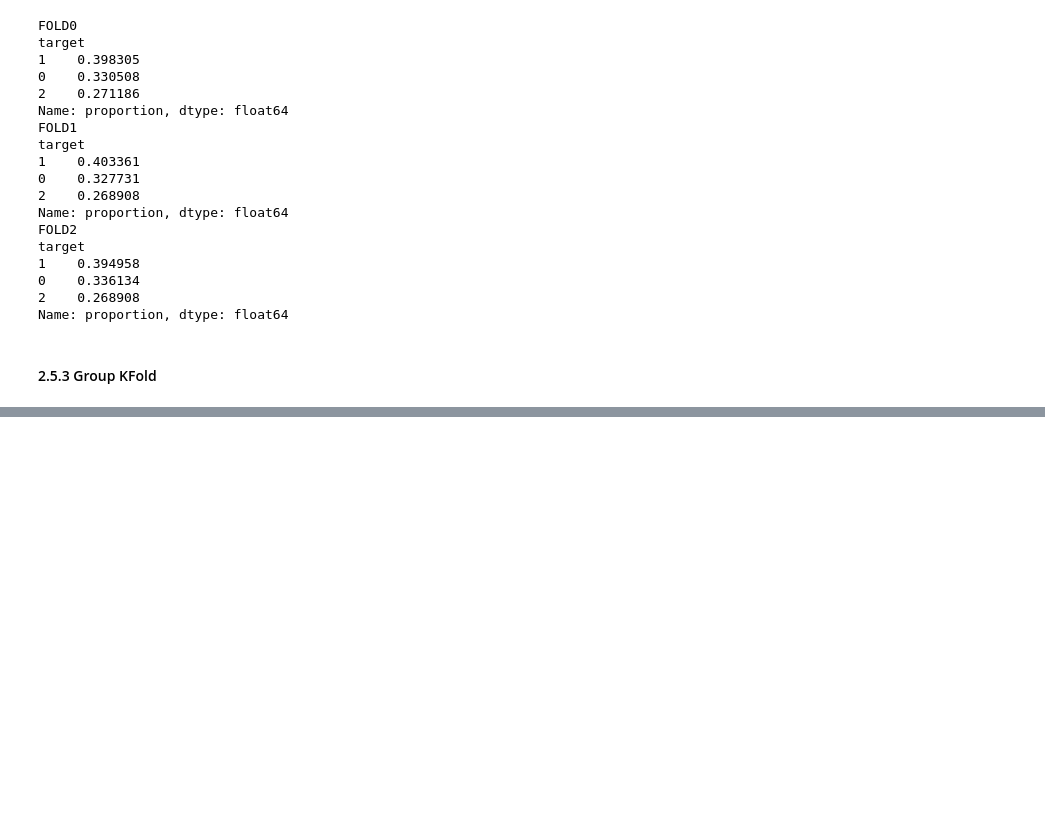
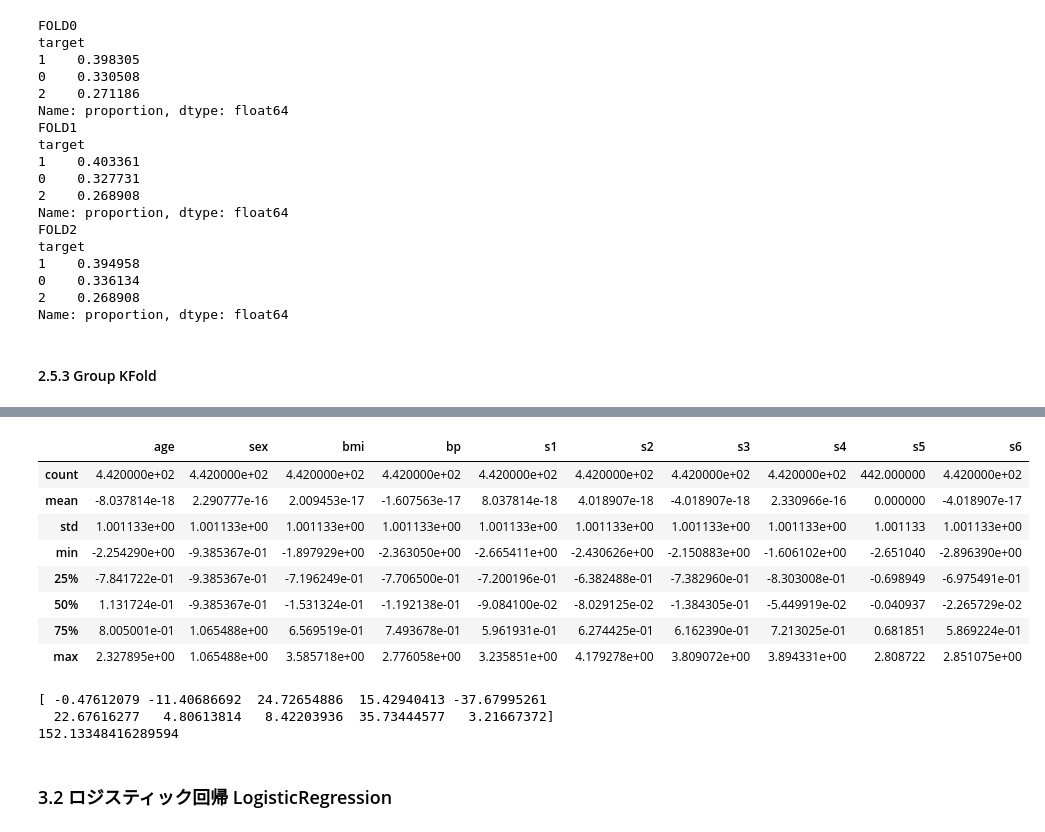
Before and after one commit to akiyoshi777/data_analysis, a Jupyter notebook: sklearn.ipynb, the cells around one changed output, grey strips where cells are left out. Cells and saved outputs as stored; diff of their text form; code cells hidden in the pictures; blank space fills up the shorter version.

```diff
--- a/sklearn.ipynb
+++ b/sklearn.ipynb
@@ -474,0 +517,6 @@ Name: proportion, dtype: float64
+# %%
+# 単回帰分析
+from sklearn.datasets import load_diabetes
+diabetes = load_diabetes()
+df_diabetes = pd.DataFrame(data=diabetes.data, columns=diabetes.feature_names)
+df_diabetes['target'] = diabetes.target
@@ -474,0 +579,34 @@ Name: proportion, dtype: float64
+# %%
+# 標準化した値と比較してみる
+from sklearn.preprocessing import StandardScaler
+sc = StandardScaler()
+sc.fit(df_diabetes[diabetes.feature_names]) # データの適応
+X = pd.DataFrame(sc.transform(df_diabetes[diabetes.feature_names]), columns = diabetes.feature_names)    # sc.transformだけだとnp.ndarray配列
+X.describe()
+# %% [output]
+|  | age | sex | bmi | bp | s1 | s2 | s3 | s4 | s5 | s6 |
+| count | 4.420000e+02 | 4.420000e+02 | 4.420000e+02 | 4.420000e+02 | 4.420000e+02 | 4.420000e+02 | 4.420000e+02 | 4.420000e+02 | 442.000000 | 4.420000e+02 |
+| mean | -8.037814e-18 | 2.290777e-16 | 2.009453e-17 | -1.607563e-17 | 8.037814e-18 | 4.018907e-18 | -4.018907e-18 | 2.330966e-16 | 0.000000 | -4.018907e-17 |
+| std | 1.001133e+00 | 1.001133e+00 | 1.001133e+00 | 1.001133e+00 | 1.001133e+00 | 1.001133e+00 | 1.001133e+00 | 1.001133e+00 | 1.001133 | 1.001133e+00 |
+| min | -2.254290e+00 | -9.385367e-01 | -1.897929e+00 | -2.363050e+00 | -2.665411e+00 | -2.430626e+00 | -2.150883e+00 | -1.606102e+00 | -2.651040 | -2.896390e+00 |
+| 25% | -7.841722e-01 | -9.385367e-01 | -7.196249e-01 | -7.706500e-01 | -7.200196e-01 | -6.382488e-01 | -7.382960e-01 | -8.303008e-01 | -0.698949 | -6.975491e-01 |
+| 50% | 1.131724e-01 | -9.385367e-01 | -1.531324e-01 | -1.192138e-01 | -9.084100e-02 | -8.029125e-02 | -1.384305e-01 | -5.449919e-02 | -0.040937 | -2.265729e-02 |
+| 75% | 8.005001e-01 | 1.065488e+00 | 6.569519e-01 | 7.493678e-01 | 5.961931e-01 | 6.274425e-01 | 6.162390e-01 | 7.213025e-01 | 0.681851 | 5.869224e-01 |
+| max | 2.327895e+00 | 1.065488e+00 | 3.585718e+00 | 2.776058e+00 | 3.235851e+00 | 4.179278e+00 | 3.809072e+00 | 3.894331e+00 | 2.808722 | 2.851075e+00 |
+# %%
+# 重回帰ではどの変数がどの程度目的変数に影響しているかを偏回帰係数の大きさを比較することで分かる
+clf = LinearRegression()
+# 説明変数
+X = X.values
+Y = df_diabetes['target'].values
+clf.fit(X, Y)
+# 回帰係数
+print(clf.coef_)
+# 切片
+print(clf.intercept_)
+# %% [output]
+[ -0.47612079 -11.40686692  24.72654886  15.42940413 -37.67995261
+  22.67616277   4.80613814   8.42203936  35.73444577   3.21667372]
+152.13348416289594
+# %% [markdown]
+### 3.2  ロジスティック回帰 LogisticRegression
```
Also changed, not shown: parts of 68 cells of this notebook, 1 other file.
